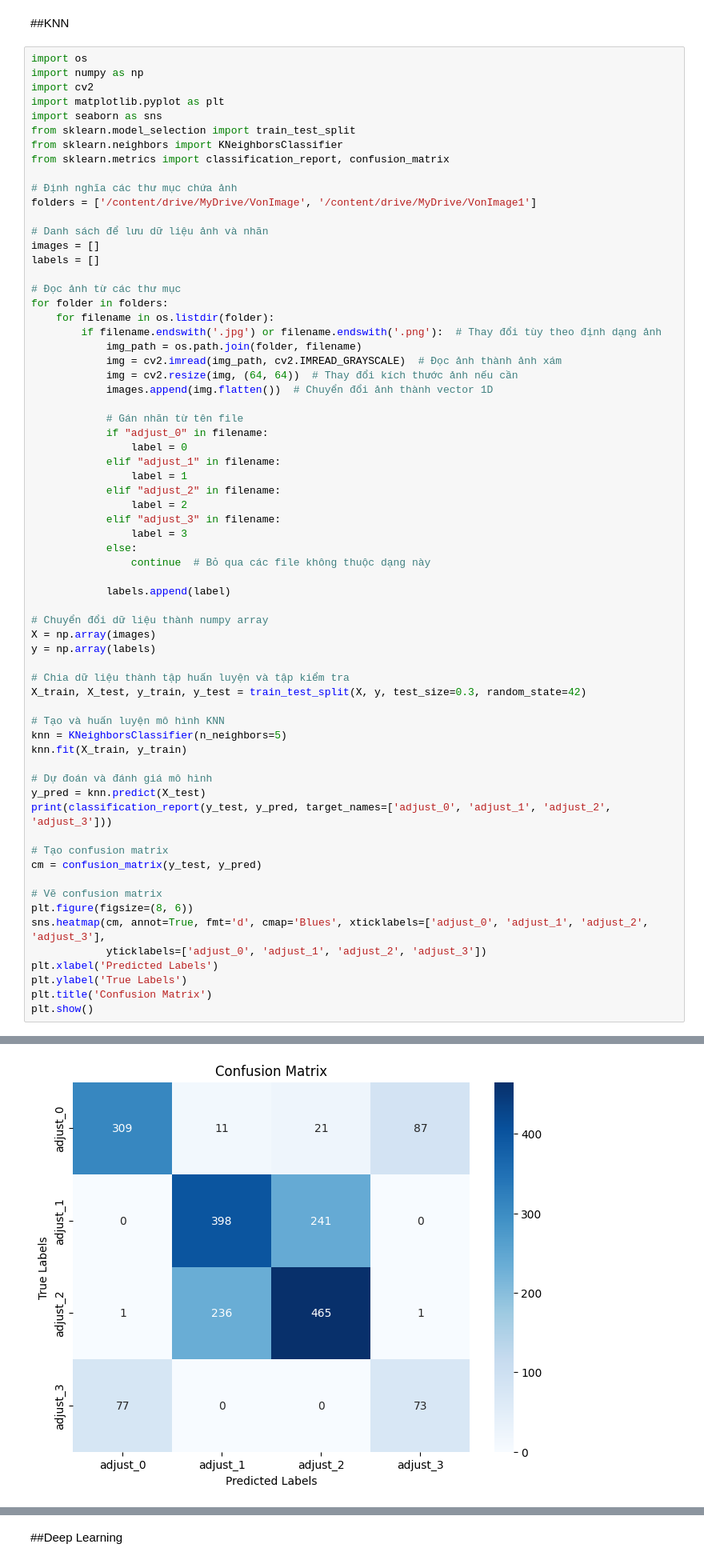
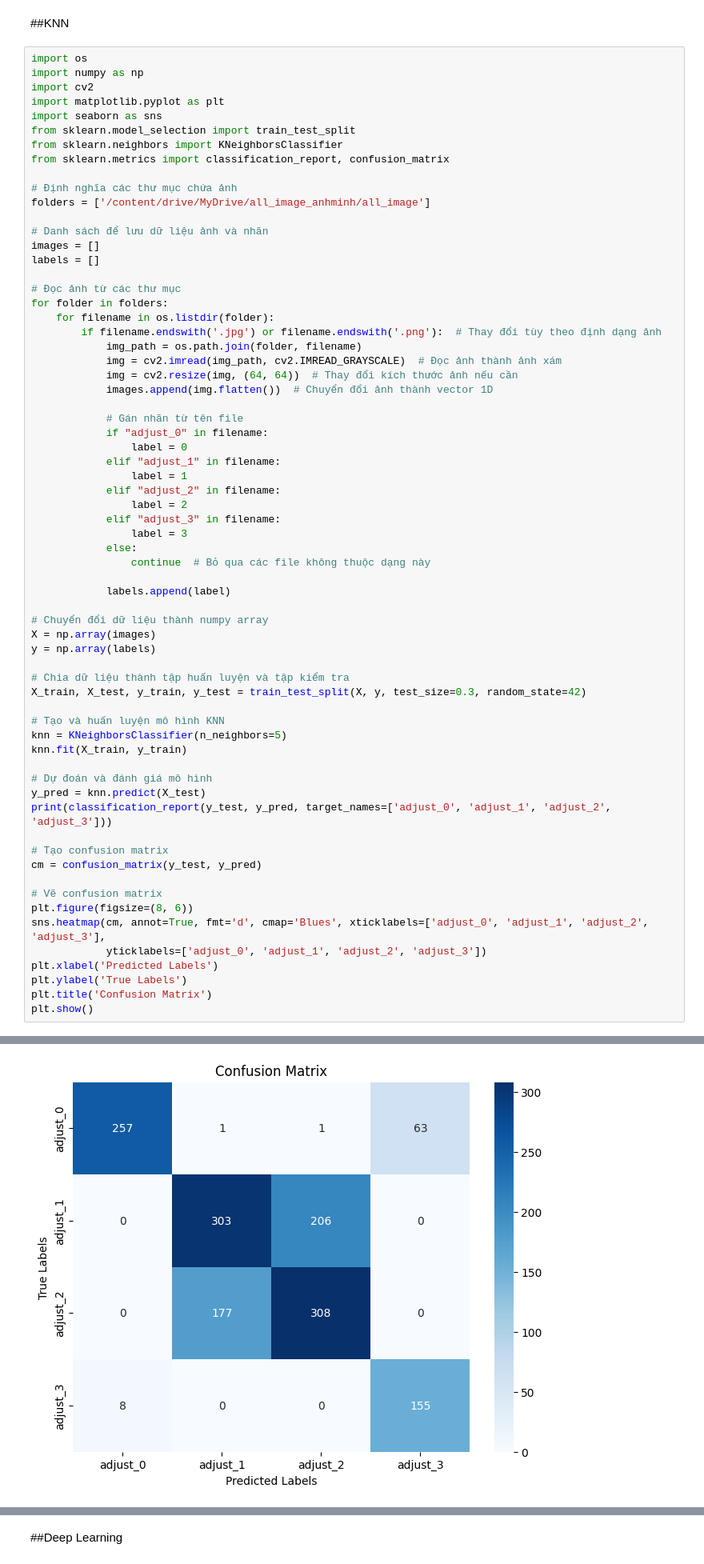
Before and after one commit to Tutifs/PD, a Jupyter notebook: TrainVON.ipynb, the cells around one changed output, grey strips where cells are left out. Shown at 80% size. Drawn from its saved outputs; the diff is of its cells as text.

```diff
--- a/TrainVON.ipynb
+++ b/TrainVON.ipynb
@@ -395,7 +209,7 @@ from sklearn.neighbors import KNeighborsClassifier
 from sklearn.metrics import classification_report, confusion_matrix
 
 # Định nghĩa các thư mục chứa ảnh
-folders = ['/content/drive/MyDrive/VonImage', '/content/drive/MyDrive/VonImage1']
+folders = ['/content/drive/MyDrive/all_image_anhminh/all_image']
 
 # Danh sách để lưu dữ liệu ảnh và nhãn
 images = []
@@ -464,4 +278,4 @@ weighted avg       0.65      0.65      0.65      1920
-[figure, old version]
+[figure, new version]
 # %%
 import cv2
 import numpy as np
```
Also changed, not shown: parts of 16 cells of this notebook.
